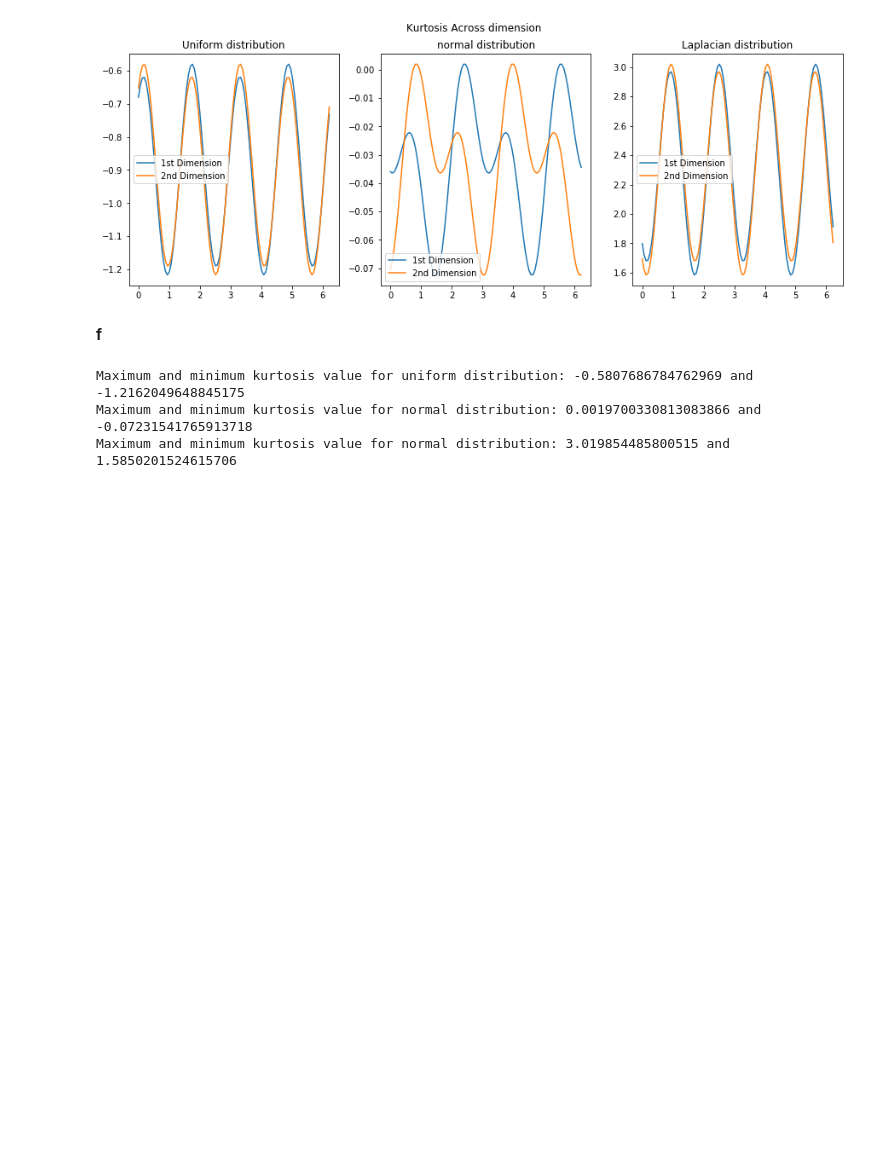
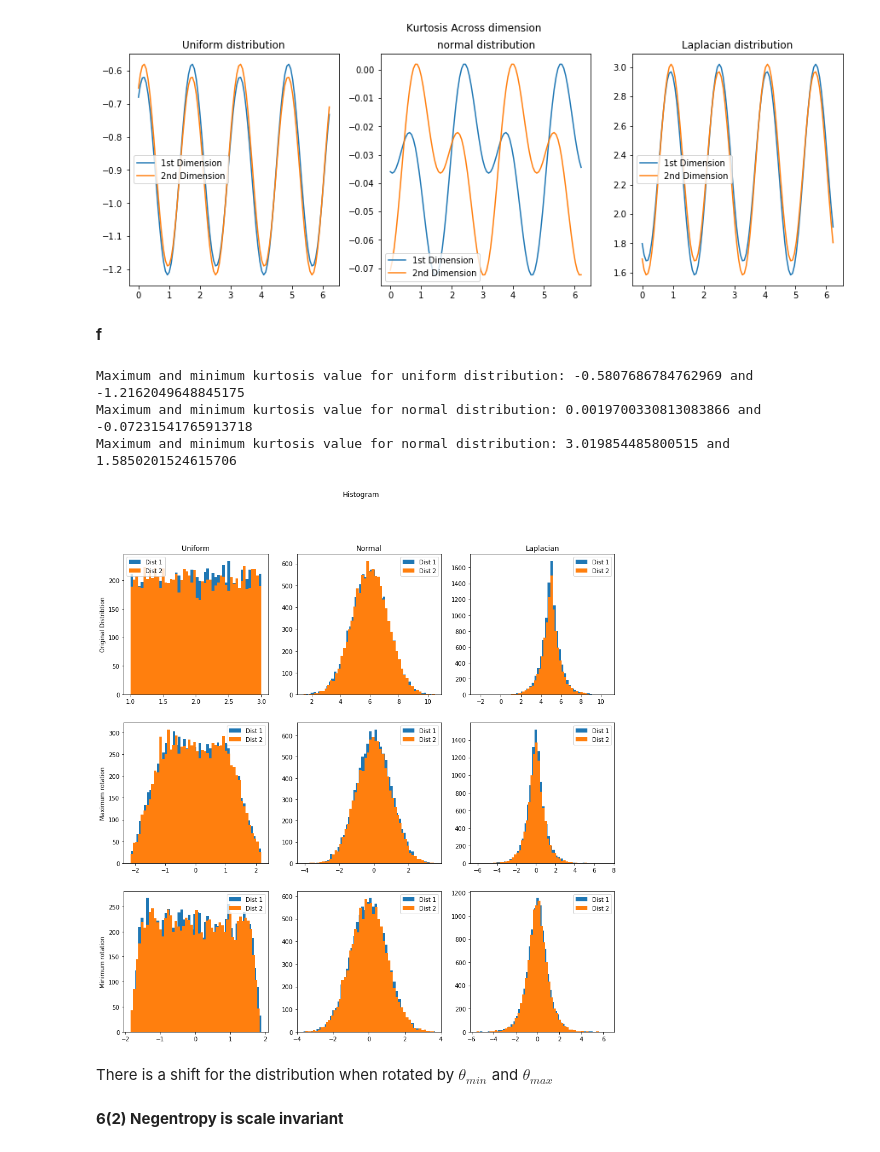
Before and after one commit to SudeshnaBora/MI2, a Jupyter notebook: SigmoidFreud_Assignment06.ipynb, the cells around one changed output. Cells and saved outputs as stored; diff of their text form; code cells hidden in the pictures; blank space fills up the shorter version.

```diff
--- a/SigmoidFreud_Assignment06.ipynb
+++ b/SigmoidFreud_Assignment06.ipynb
@@ -229,0 +243,80 @@ Maximum and minimum kurtosis value for normal distribution: 3.019854485800515 an
+# %%
+# rotating by min theta
+rmin_uniform = np.array([[np.cos(thetamin_uniform), -np.sin(thetamin_uniform)],
+                         [np.sin(thetamin_uniform), np.cos(thetamin_uniform)]])
+x_min_uniform = np.dot(rmin_uniform, pc_uniform)
+
+rmin_normal = np.array([[np.cos(thetamin_normal), -np.sin(thetamin_normal)],
+                        [np.sin(thetamin_normal), np.cos(thetamin_normal)]])
+x_min_normal = np.dot(rmin_normal, pc_normal)
+
+rmin_laplacian = np.array([[np.cos(thetamin_laplacian), -np.sin(thetamin_laplacian)],
+                           [np.sin(thetamin_laplacian), np.cos(thetamin_laplacian)]])
+x_min_laplacian = np.dot(rmin_laplacian, pc_laplacian)
+# %%
+# Histogram for min and max for all the distributions
+
+fig, axes = plt.subplots(3, 3, figsize=(15, 15))
+
+# plotting for uniform distribution in a column
+plt.sca(axes[0, 0])
+plt.hist(uniform[0], bins = 50, label ='Dist 1')
+plt.hist(uniform[1], bins = 50, label = 'Dist 2')
+plt.title('Uniform')
+plt.ylabel('Original Distribtion')
+plt.legend()
+
+plt.sca(axes[1, 0])
+plt.hist(x_max_uniform[0], bins = 50, label ='Dist 1')
+plt.hist(x_max_uniform[1], bins = 50, label = 'Dist 2')
+plt.ylabel('Maximum rotation')
+plt.legend()
+
+plt.sca(axes[2, 0])
+plt.hist(x_min_uniform[0], bins = 50, label ='Dist 1')
+plt.hist(x_min_uniform[1], bins = 50, label = 'Dist 2')
+plt.ylabel('Minimum rotation')
+plt.legend()
+
+# plotting for normal distribution in a column
+plt.sca(axes[0, 1])
+plt.hist(normal[0], bins = 50, label ='Dist 1')
+plt.hist(normal[1], bins = 50, label = 'Dist 2')
+plt.title('Normal')
+plt.legend()
+
+plt.sca(axes[1, 1])
+plt.hist(x_max_normal[0], bins = 50, label ='Dist 1')
+plt.hist(x_max_normal[1], bins = 50, label = 'Dist 2')
+plt.legend()
+
+plt.sca(axes[2, 1])
+plt.hist(x_min_normal[0], bins = 50, label ='Dist 1')
+plt.hist(x_min_normal[1], bins = 50, label = 'Dist 2')
+plt.legend()
+
+# plotting for laplacian distribution in a column
+plt.sca(axes[0, 2])
+plt.hist(laplacian[0], bins = 50, label ='Dist 1')
+plt.hist(laplacian[1], bins = 50, label = 'Dist 2')
+plt.title('Laplacian')
+plt.legend()
+
+plt.sca(axes[1, 2])
+plt.hist(x_max_laplacian[0], bins = 50, label ='Dist 1')
+plt.hist(x_max_laplacian[1], bins = 50, label = 'Dist 2')
+plt.legend()
+
+plt.sca(axes[2, 2])
+plt.hist(x_min_laplacian[0], bins = 50, label ='Dist 1')
+plt.hist(x_min_laplacian[1], bins = 50, label = 'Dist 2')
+plt.legend()
+
+plt.suptitle('Histogram')
+plt.show()
+# %% [output]
+[figure, added]
+# %% [markdown]
+There is a shift for the distribution when rotated by $\theta_{min}$ and $\theta_{max}$
+# %% [markdown]
+**6(2) Negentropy is scale invariant**
```
Also changed, not shown: parts of 3 cells of this notebook.
